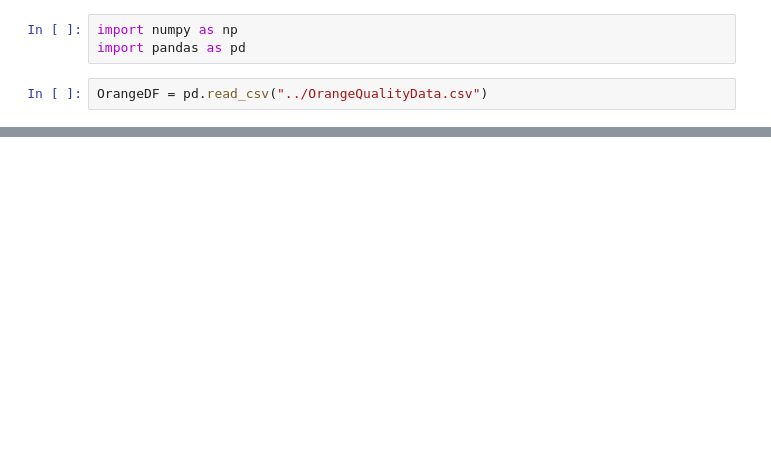
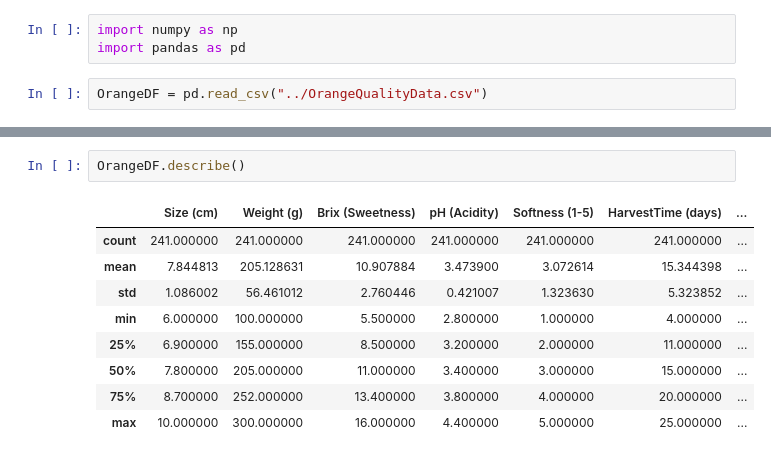
Before and after one commit to mbrwn65/OrangeAnalysis, a Jupyter notebook: orangeanalysis.ipynb, the cells around one changed output, grey strips where cells are left out. Drawn from its saved outputs; the diff is of its cells as text; blank space fills up the shorter version.

```diff
--- a/orangeanalysis.ipynb
+++ b/orangeanalysis.ipynb
@@ -21,0 +96,12 @@ OrangeDF
+# %%
+OrangeDF.describe()
+# %% [output]
+|  | Size (cm) | Weight (g) | Brix (Sweetness) | pH (Acidity) | Softness (1-5) | HarvestTime (days) | ... |
+| count | 241.000000 | 241.000000 | 241.000000 | 241.000000 | 241.000000 | 241.000000 | ... |
+| mean | 7.844813 | 205.128631 | 10.907884 | 3.473900 | 3.072614 | 15.344398 | ... |
+| std | 1.086002 | 56.461012 | 2.760446 | 0.421007 | 1.323630 | 5.323852 | ... |
+| min | 6.000000 | 100.000000 | 5.500000 | 2.800000 | 1.000000 | 4.000000 | ... |
+| 25% | 6.900000 | 155.000000 | 8.500000 | 3.200000 | 2.000000 | 11.000000 | ... |
+| 50% | 7.800000 | 205.000000 | 11.000000 | 3.400000 | 3.000000 | 15.000000 | ... |
+| 75% | 8.700000 | 252.000000 | 13.400000 | 3.800000 | 4.000000 | 20.000000 | ... |
+| max | 10.000000 | 300.000000 | 16.000000 | 4.400000 | 5.000000 | 25.000000 | ... |
```
Also changed, not shown: parts of 10 cells of this notebook.
